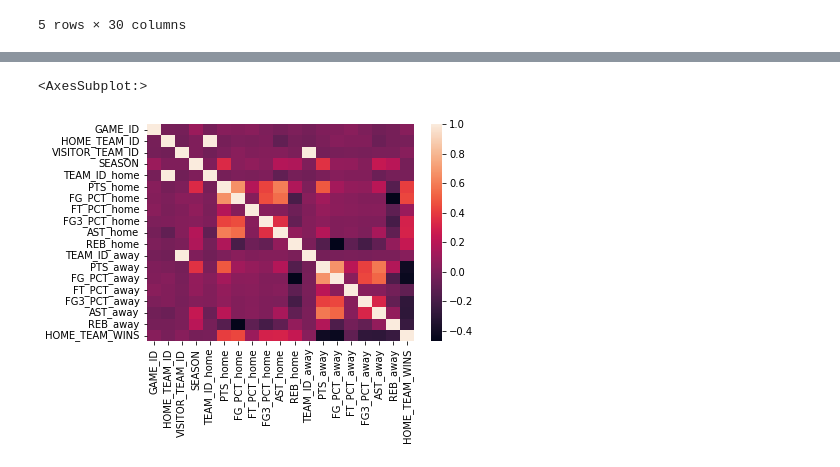
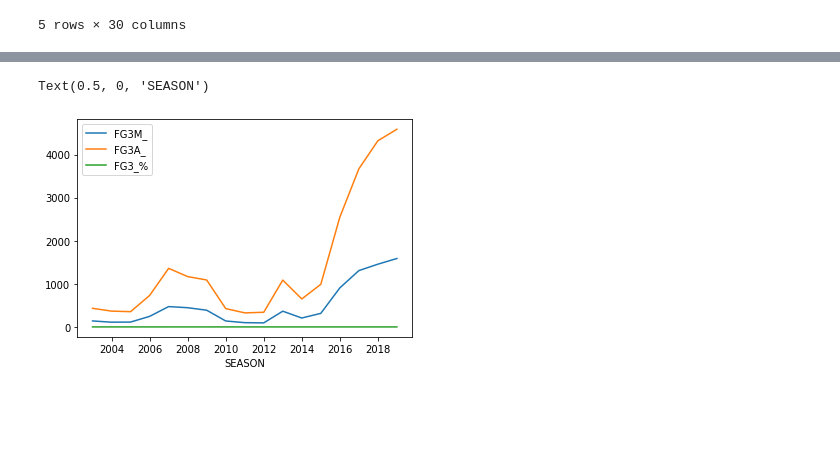
Before and after one commit to camiloms10/NBA_project, a Jupyter notebook: NBA_analysis.ipynb, the cells around one changed output, grey strips where cells are left out. Cells and saved outputs as stored; diff of their text form; code cells hidden in the pictures; blank space fills up the shorter version.

```diff
--- a/NBA_analysis.ipynb
+++ b/NBA_analysis.ipynb
@@ -68,6 +65,6 @@ AttributeError: module 'matplotlib' has no attribute 'plot'
-# %%
-sns.heatmap(corrM)
-##plt.show()
-# %% [output]
-<AxesSubplot:>
-[figure, removed]
+# %%
+dff.plot(kind='line',x='SEASON')
+plt.xlabel('SEASON')
+# %% [output]
+Text(0.5, 0, 'SEASON')
+[figure, added]
```
Also changed, not shown: parts of 3 cells of this notebook.
